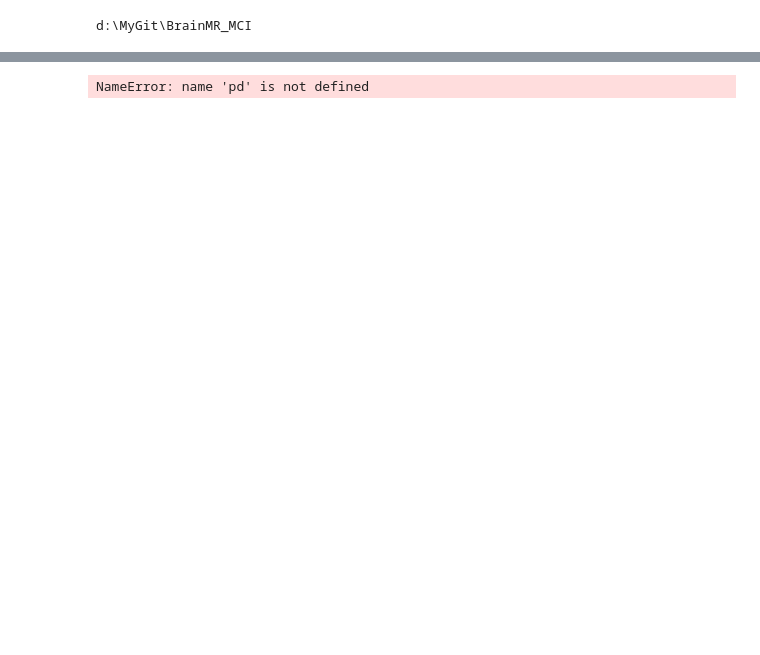
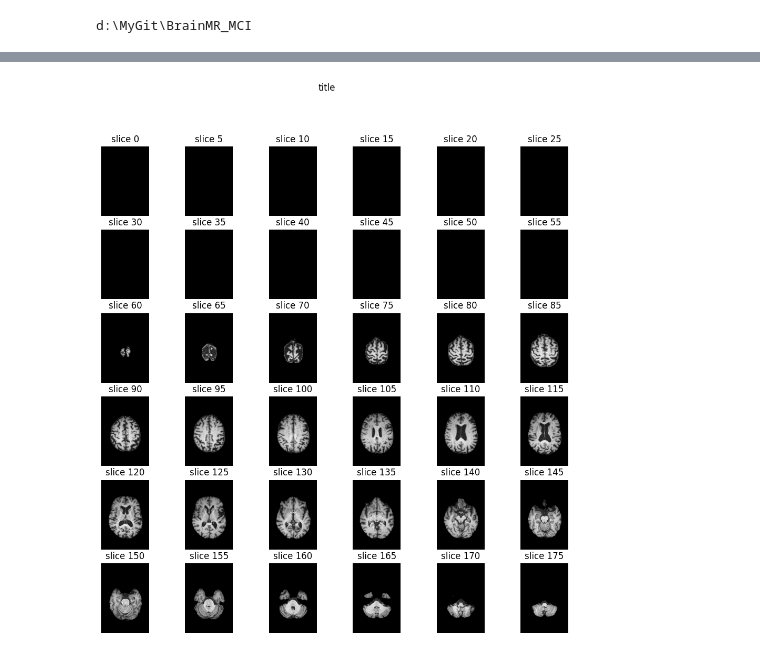
Before and after one commit to tourbut/BrainMR_MCI, a Jupyter notebook: notebook/preprocessing_notebook.ipynb, the cells around one changed output, grey strips where cells are left out. Drawn from its saved outputs; the diff is of its cells as text; code cells hidden in the pictures; blank space fills up the shorter version.

```diff
--- a/notebook/preprocessing_notebook.ipynb
+++ b/notebook/preprocessing_notebook.ipynb
@@ -14,6 +15,8 @@ d:\MyGit\BrainMR_MCI
 # %%
 df_dataset = pd.read_csv(config['PATH_DATASET_CSV'])
 df_dataset = df_dataset.dropna()
-img_dataset = dataloader.load_dataset(df_dataset)
+img_dataset = dataloader.load_dataset(df_dataset[:1])
-# %% [output]
-NameError: name 'pd' is not defined
+# %%
+utils.stack_plot(img_dataset[0])
+# %% [output]
+[figure, added]
```
Also changed, not shown: parts of 6 cells of this notebook.
